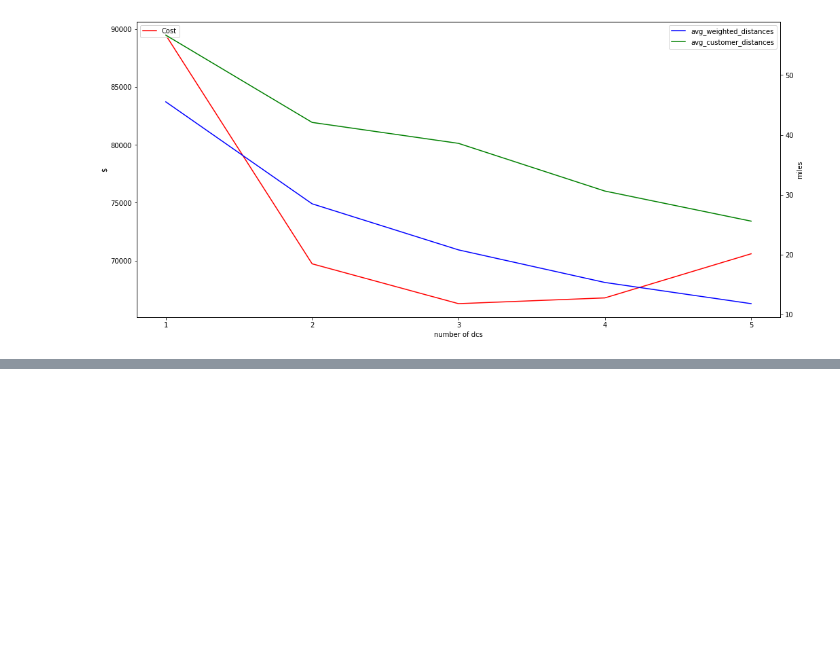
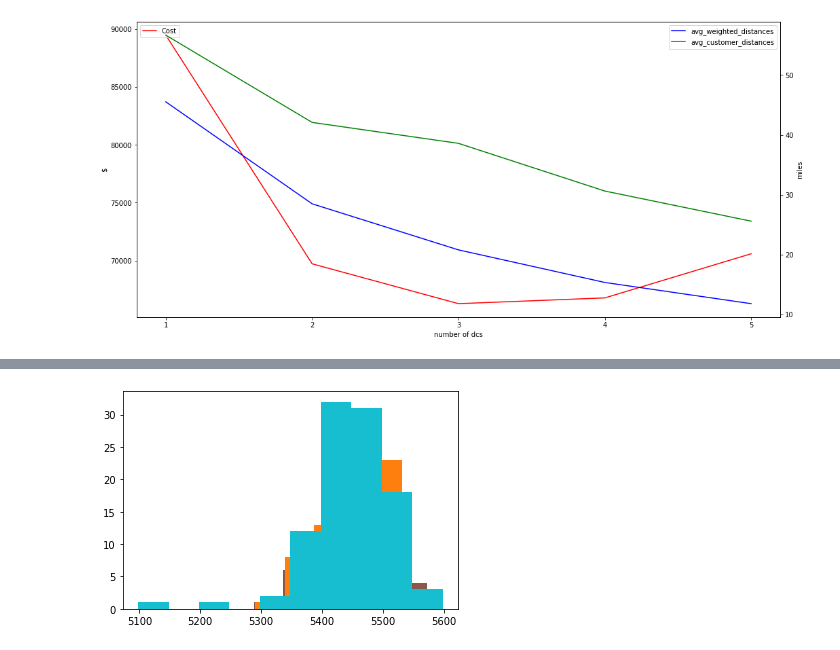
Before and after one commit to remisoulignac/scm_optim_problems, a Jupyter notebook: SC2X_Python_Samples.ipynb, the cells around one changed output, grey strips where cells are left out. Saved outputs shown, nothing was run; the diff lists cells and outputs as text; code cells hidden in the pictures; blank space fills up the shorter version.

```diff
--- a/SC2X_Python_Samples.ipynb
+++ b/SC2X_Python_Samples.ipynb
@@ -338,0 +475,71 @@ plt.show()
+# %%
+#SC2X - https://learning.edx.org/course/course-v1:MITx+CTL.SC2x+2T2021/block-v1:MITx+CTL.SC2x+2T2021+type@sequential+block@ecafd0b1418f446e922bd663805a561c/block-v1:MITx+CTL.SC2x+2T2021+type@vertical+block@ecf8d1d5509a4757a778bbf86c2cc306#Study of Optima
+#Practice Problem 2: Sodaco
+#Study of sensitiviy of optimal solution
+
+from ortools.sat.python import cp_model
+import matplotlib.pyplot as plt
+import numpy as np
+
+infinity = cp_model.INT32_MAX
+
+model = cp_model.CpModel()
+
+#helper functions to deal with arrays
+add_constraint=model.Add
+add_constraints_eq=np.vectorize(lambda e,c : model.Add(e==c))
+add_constraints_ge=np.vectorize(lambda e,c : model.Add(e>=c))
+add_constraints_le=np.vectorize(lambda e,c : model.Add(e<=c))
+vararray_to_results=np.vectorize(lambda v:f'{v.Name()}={solver.Value(v)}')
+
+objectives=np.zeros(shape=(0))
+qtiesProduced=np.zeros(shape=(0,11))
+
+for i in range(100):
+  Period = [0,1,2,3,4,5,6,7,8,9,10]
+
+  Capacity = 99999;
+
+  #shape : Period
+  Demand_µ =         [0, 3000, 3100, 3200, 3100, 2900, 2800, 2800, 2900, 2800, 3000]
+  VariationCoeff = [0, 0   , 0.02, 0.04, 0.08,  0.1, 0.12, 0.14, 0.16, 0.18, 0.20]
+
+  Demand=np.random.default_rng().normal(loc=Demand_µ, scale=np.array(Demand_µ)*np.array(VariationCoeff))
+  Demand=Demand*np.sum(Demand_µ)/np.sum(Demand)
+  Demand=np.round(Demand).astype(int)
+
+  HoldingCost = 1
+  SetupCost = 8000
+  M = np.sum(Demand)
+  MinRunQty = 0
+
+  #Decision variables
+  #shape Production X Category X Cross_Dock
+  Inventory=np.asarray(list(model.NewIntVar(0, infinity, f'P{period}') for period in Period))
+  Production=np.asarray(list(model.NewIntVar(0, 1, f'P{period}') for period in Period))
+  QtyProduced=np.asarray(list(model.NewIntVar(0, infinity, f'P{period}') for period in Period))
+
+  #Objective function
+  model.Minimize(
+      np.sum(Inventory*HoldingCost)+
+      np.sum(Production*SetupCost)
+  )
+
+  #Constraints
+  StartingInventory=add_constraint(Inventory[0]==0)
+  MfgCapacity=add_constraints_le(QtyProduced, Capacity)
+  LinkCon=add_constraints_le(QtyProduced, Production*M)
+  FlowCon=add_constraints_eq(QtyProduced[1:]-Demand[1:]+Inventory[:-1]-Inventory[1:], 0)
+  MinRunCon=add_constraints_ge(QtyProduced, -MinRunQty*Production);
+
+  #Solution
+  solver = cp_model.CpSolver()
+  status = solver.Solve(model)
+
+  if status == cp_model.OPTIMAL:
+    print("i=", i, "Objective=", solver.ObjectiveValue()/10, "QtyProduced=", vararray_to_results(QtyProduced))
+    objectives=np.append(objectives, solver.ObjectiveValue()/10)
+    qtiesProduced=np.append(qtiesProduced, [np.vectorize(lambda v:solver.Value(v))(QtyProduced)], axis=0)
+
+  plt.hist(objectives)
+# %% [output]
@@ -338,0 +563 @@ plt.show()
+[figure, added]
```
Also changed, not shown: parts of 4 cells of this notebook.
